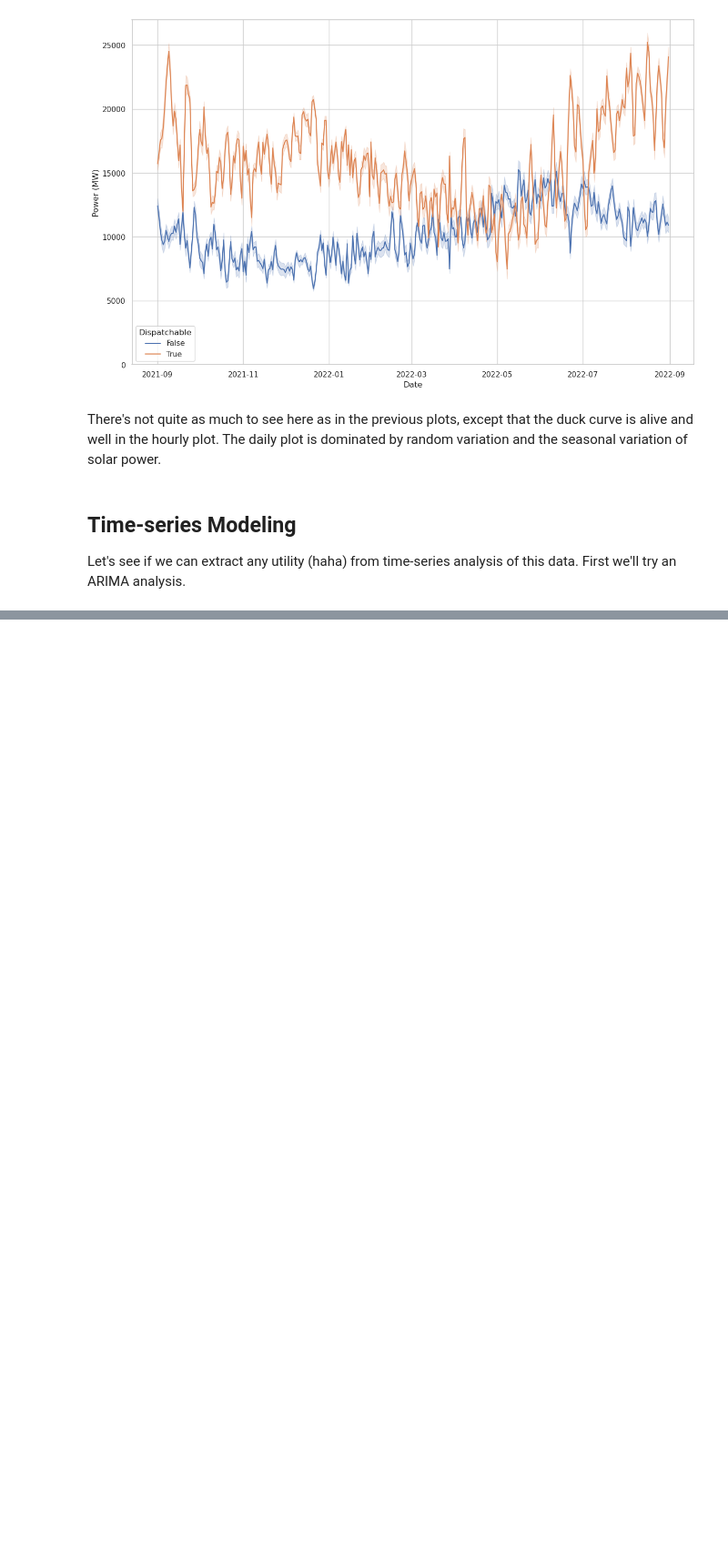
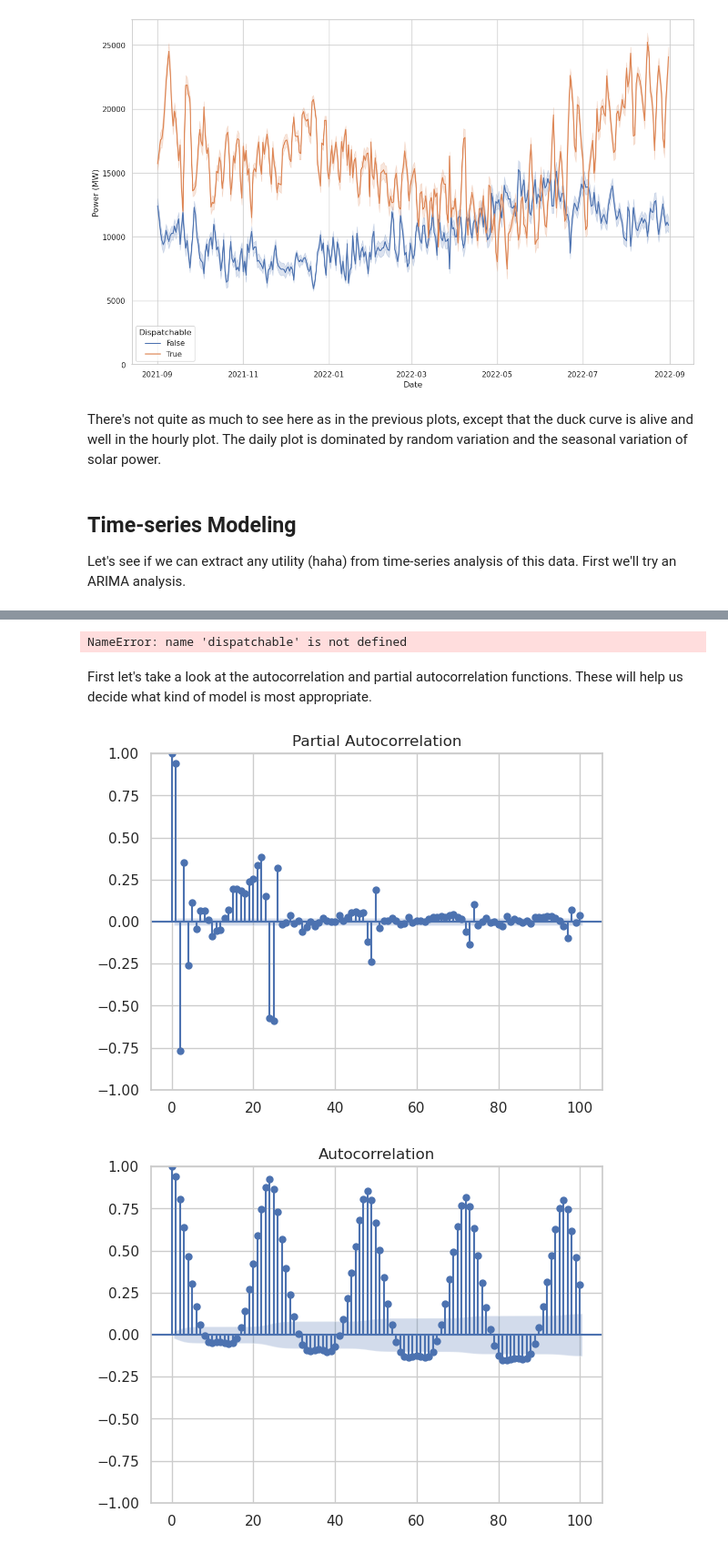
Before and after one commit to buuck/CAISO_renewable_energy, a Jupyter notebook: CAISO_analysis.ipynb, the cells around one changed output, grey strips where cells are left out. Shown at 91% size. Drawn from its saved outputs; the diff is of its cells as text; code cells hidden in the pictures; blank space fills up the shorter version.

```diff
--- a/CAISO_analysis.ipynb
+++ b/CAISO_analysis.ipynb
@@ -211,5 +214,6 @@ For the last plots in this section, I'm going to separate sources into dispatcha
 # %%
 df_long = df_long[df_long['Source']!='Total power']
-dispatchable = ['Natural Gas', 'Imports', 'Large Hydro', 'Small Hydro', 'Batteries', 'Coal']
+dispatchable = ['Natural Gas', 'Imports', 'Large Hydro', 'Small hydro', 'Batteries', 'Coal']
+variable = ['Solar', 'Wind', 'Geothermal', 'Biomass', 'Biogas', 'Nuclear']
 df_long['Dispatchable'] = df_long['Source'].apply(lambda x: x in dispatchable)
 # %% [output]
@@ -267,0 +254,4 @@ I do not really understand some of the features of this figure, specifically the
+# %%
+df['Hour'] = df.DateTime.apply(datetime.datetime.fromisoformat).dt.hour
+df_hourly = df.groupby(by=['Date', 'Hour']).mean()
+df_hourly.dropna(inplace=True) # Daylight savings causes a NaN
@@ -267,0 +262,16 @@ I do not really understand some of the features of this figure, specifically the
+# %%
+df_hourly['Dispatchable'] = np.sum([df_hourly[s] for s in dispatchable], axis=0)
+df_hourly['Variable'] = np.sum([df_hourly[s] for s in variable], axis=0)
+for i in range(1, 10):
+    df_hourly['Variable.L{}'.format(i)] = np.roll(df_hourly['Variable'], i)
+# %% [output]
+NameError: name 'dispatchable' is not defined
+# %% [markdown]
+First let's take a look at the autocorrelation and partial autocorrelation functions. These will help us decide what kind of model is most appropriate.
+# %%
+# I don't know if it's a bug in statsmodels or what, but this makes two copies of one or both plots for some reason
+plot_acf(df_hourly['Dispatchable'], lags=100)
+plot_pacf(df_hourly['Dispatchable'], lags=100)
+# %% [output]
+[figure, added]
+[figure, added]
```
Also changed, not shown: parts of 52 cells of this notebook.
